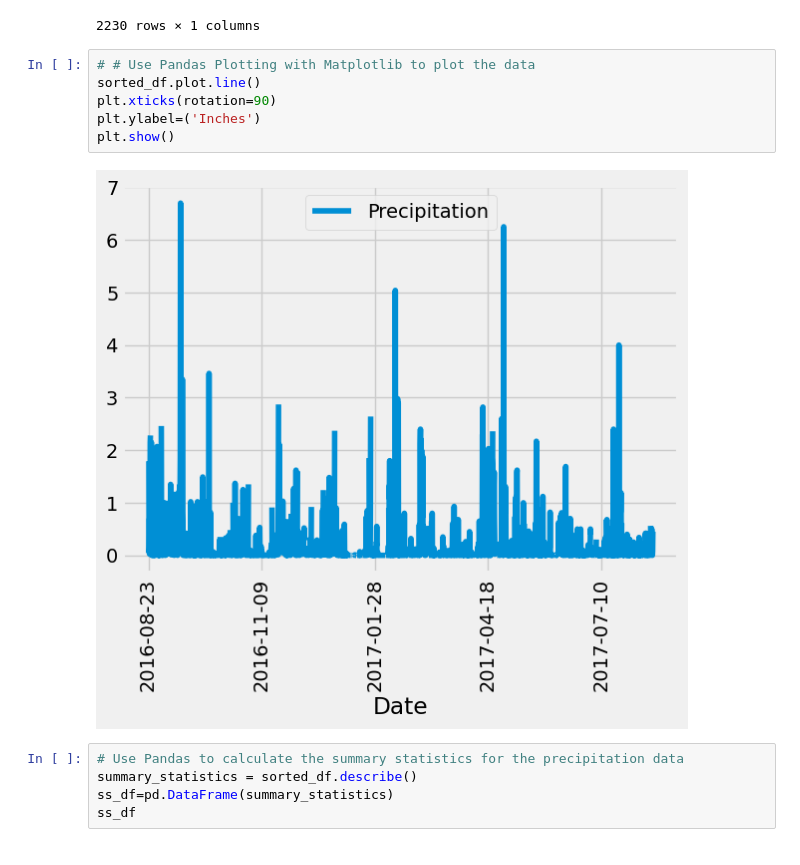
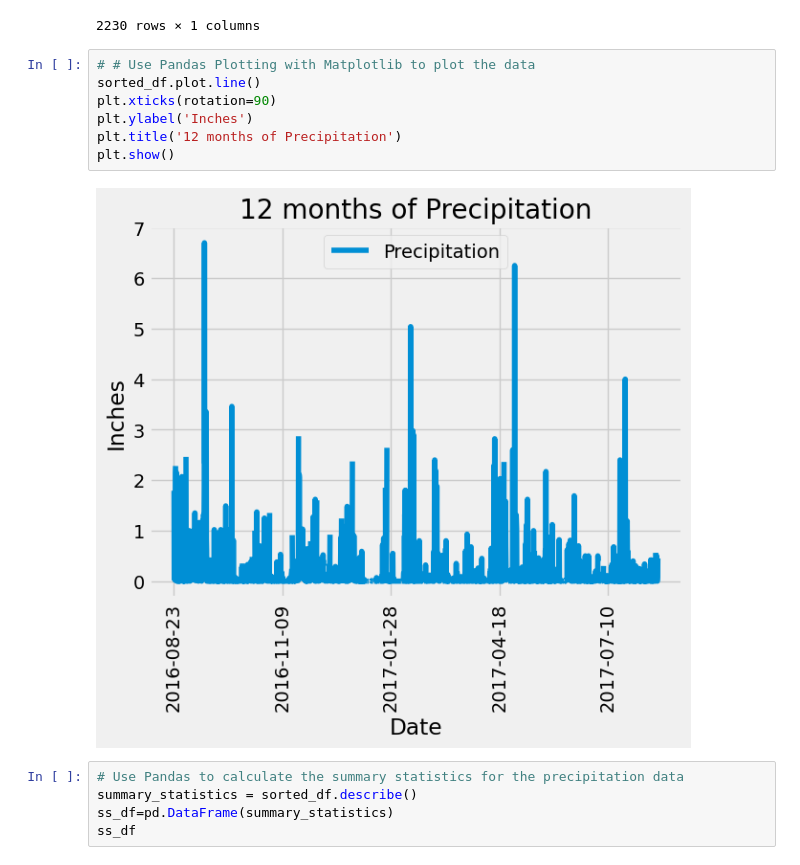
Before and after one commit to JacqueLeeMeyer/sqlalchemy-challenge, a Jupyter notebook: SurfsUp/climate_starter.ipynb, the cells around one changed output. Drawn from its saved outputs; the diff is of its cells as text.

```diff
--- a/SurfsUp/climate_starter.ipynb
+++ b/SurfsUp/climate_starter.ipynb
@@ -110,11 +110,12 @@ sorted_df
 # %%
 # # Use Pandas Plotting with Matplotlib to plot the data
 sorted_df.plot.line()
 plt.xticks(rotation=90)
-plt.ylabel=('Inches')
+plt.ylabel('Inches')
+plt.title('12 months of Precipitation')
 plt.show()
 # %% [output]
-[figure, old version]
+[figure, new version]
 # %%
 # Use Pandas to calculate the summary statistics for the precipitation data
 summary_statistics = sorted_df.describe()
```
Also changed, not shown: parts of 1 cell of this notebook, 1 other file.
